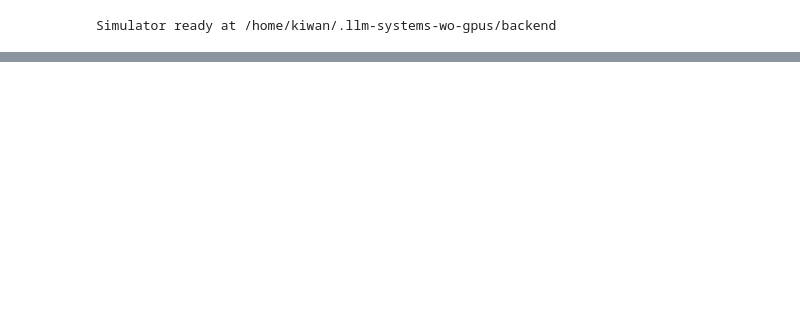
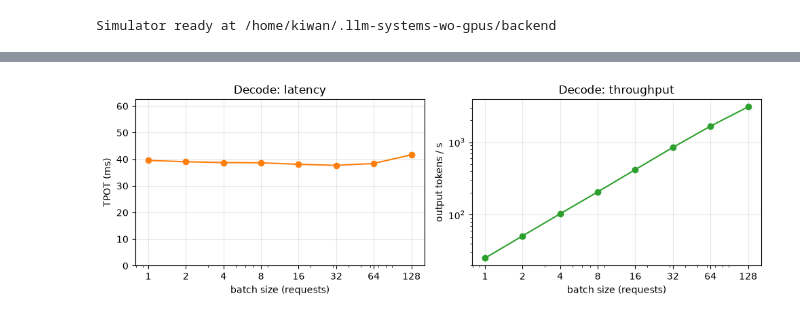
Before and after one commit to kwmaeng91/studying-llm-systems-without-gpus, a Jupyter notebook: docs/lectures/02-batching-and-load.ipynb, the cells around one changed output, grey strips where cells are left out. Drawn from its saved outputs; the diff is of its cells as text; code cells hidden in the pictures; blank space fills up the shorter version.

```diff
--- a/docs/lectures/02-batching-and-load.ipynb
+++ b/docs/lectures/02-batching-and-load.ipynb
@@ -45,0 +111,8 @@ many requests the scheduler may run together with `batch_size_cap`.
+# %%
+rows = []
+for b in [1, 2, 4, 8, 16, 32, 64, 128]:
+    r = lsg.simulate(**SYSTEM, qps=None, num_requests=b, prefill_tokens=1, decode_tokens=256)
+    rows.append({"batch size": b, "TPOT (ms)": 1e3 * r.tpot.median(),
+                 "decode throughput (tok/s)": r.summary()["throughput (tok/s)"]})
+decode = pd.DataFrame(rows).set_index("batch size")
+decode.round(1)
@@ -45,0 +130,13 @@ many requests the scheduler may run together with `batch_size_cap`.
+# %%
+fig, ax = plt.subplots(1, 2, figsize=(10, 3.4))
+ax[0].plot(decode.index, decode["TPOT (ms)"], "o-", color="C1")
+ax[0].set(xscale="log", xlabel="batch size (requests)", ylabel="TPOT (ms)", title="Decode: latency",
+          ylim=(0, 1.5 * decode["TPOT (ms)"].max()))
+ax[1].plot(decode.index, decode["decode throughput (tok/s)"], "o-", color="C2")
+ax[1].set(xscale="log", yscale="log", xlabel="batch size (requests)", ylabel="output tokens / s",
+          title="Decode: throughput")
+for a in ax:
+    a.set_xticks(decode.index, decode.index)
+fig.tight_layout()
+# %% [output]
+[figure, added]
```
Also changed, not shown: parts of 26 cells of this notebook, 1 other file.
